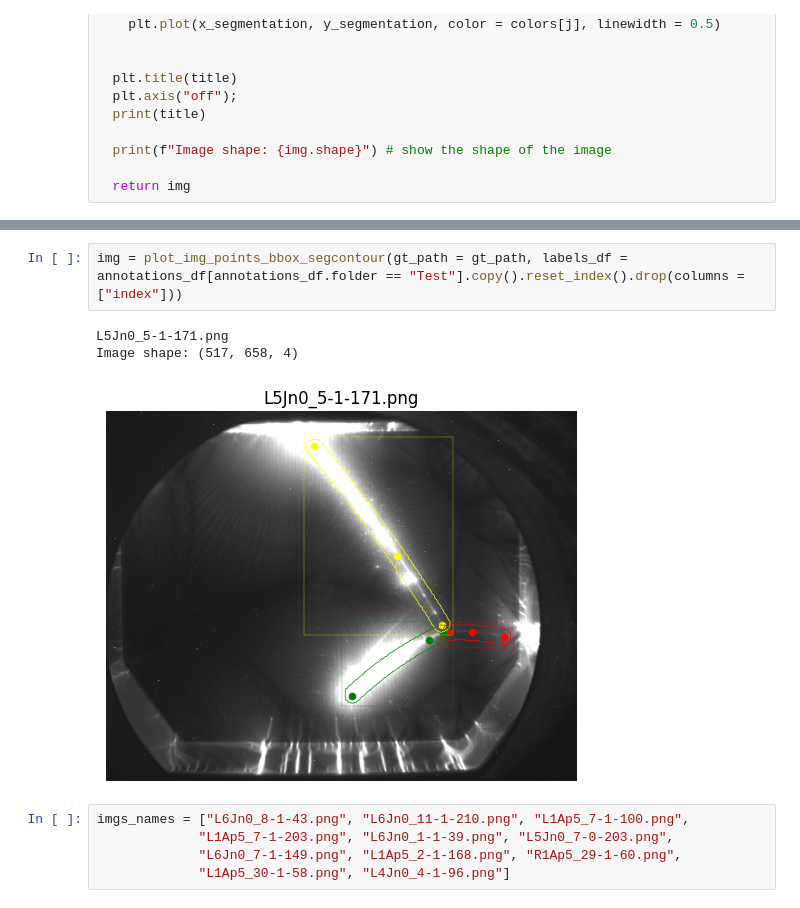
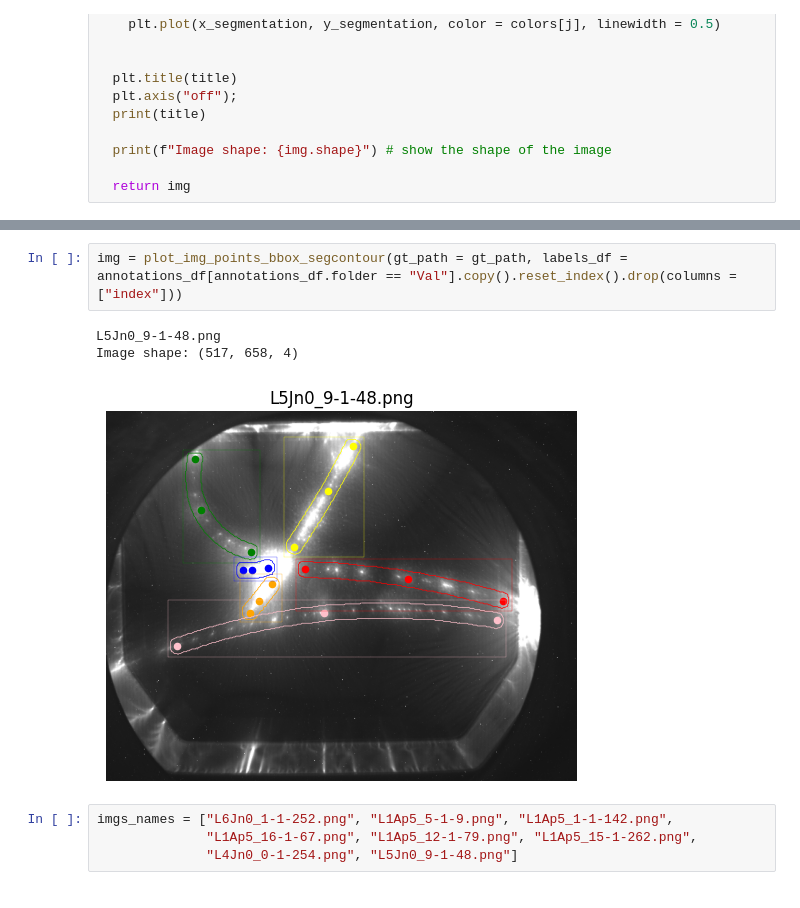
Before and after one commit to mohammed97-eldor/Thesis, a Jupyter notebook: Data/COCO_Format/Visualization_tools.ipynb, the cells around one changed output, grey strips where cells are left out. Drawn from its saved outputs; the diff is of its cells as text.

Commit message:
small change in the visualization tools

```diff
--- a/Data/COCO_Format/Visualization_tools.ipynb
+++ b/Data/COCO_Format/Visualization_tools.ipynb
@@ -219,14 +219,13 @@ Image shape: (517, 658, 4)
 # %%
-img = plot_img_points_bbox_segcontour(gt_path = gt_path, labels_df = annotations_df[annotations_df.folder == "Test"].copy().reset_index().drop(columns = ["index"]))
+img = plot_img_points_bbox_segcontour(gt_path = gt_path, labels_df = annotations_df[annotations_df.folder == "Val"].copy().reset_index().drop(columns = ["index"]))
 # %% [output]
-L5Jn0_5-1-171.png
+L5Jn0_9-1-48.png
 Image shape: (517, 658, 4)
-[figure, old version]
+[figure, new version]
-# %%
-imgs_names = ["L6Jn0_8-1-43.png", "L6Jn0_11-1-210.png", "L1Ap5_7-1-100.png",
-             "L1Ap5_7-1-203.png", "L6Jn0_1-1-39.png", "L5Jn0_7-0-203.png",
-             "L6Jn0_7-1-149.png", "L1Ap5_2-1-168.png", "R1Ap5_29-1-60.png",
-             "L1Ap5_30-1-58.png", "L4Jn0_4-1-96.png"]
+# %%
+imgs_names = ["L6Jn0_1-1-252.png", "L1Ap5_5-1-9.png", "L1Ap5_1-1-142.png",
+              "L1Ap5_16-1-67.png", "L1Ap5_12-1-79.png", "L1Ap5_15-1-262.png",
+              "L4Jn0_0-1-254.png", "L5Jn0_9-1-48.png"]
 # %%
 gt_path = "/content/drive/MyDrive/Thesis_Organized/Data/Original Images"
 
```
Also changed, not shown: parts of 3 cells of this notebook.
